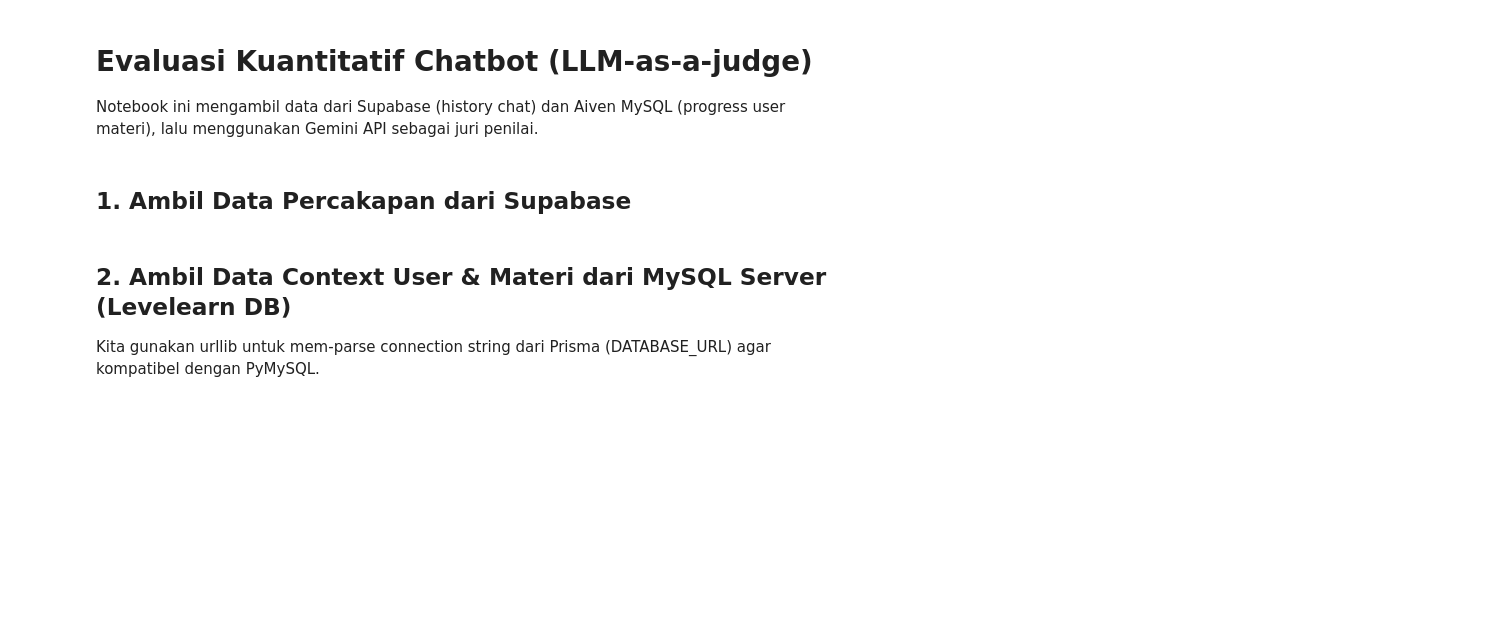
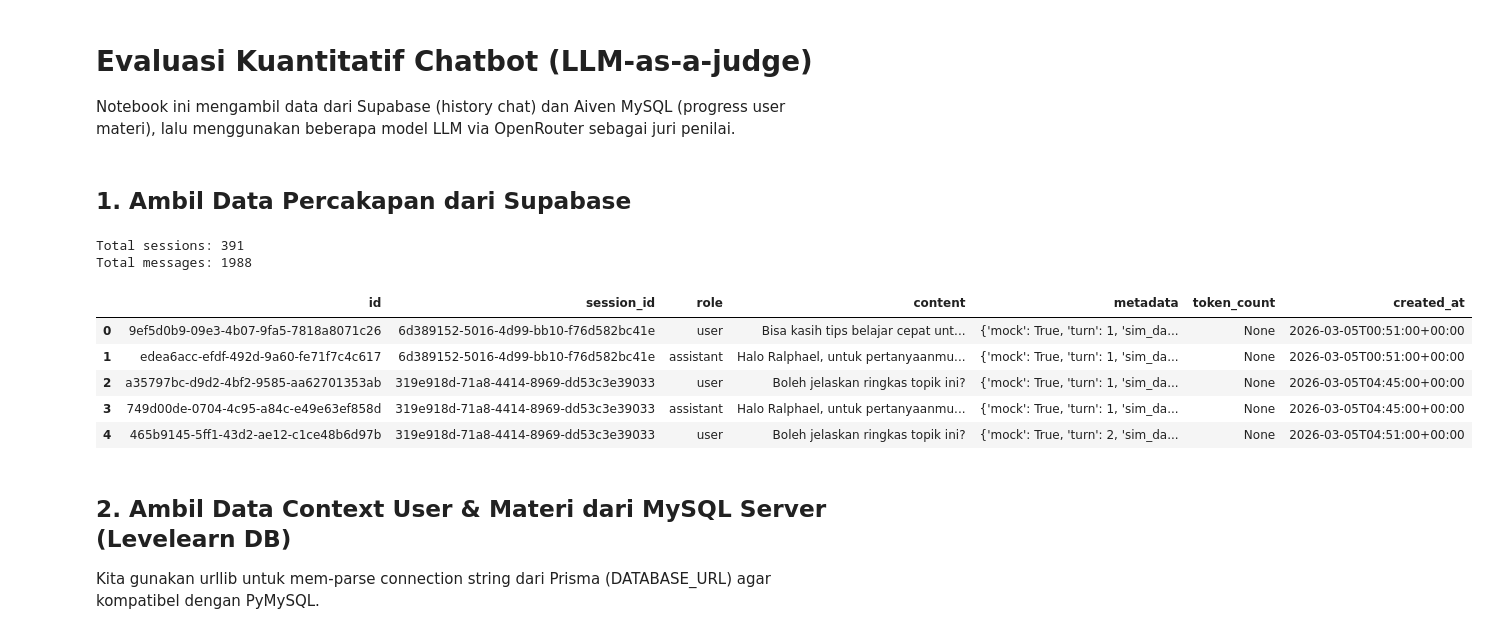
Before and after one commit to TRZs69/machine-learning-evaluation, a Jupyter notebook: chatbot_ml_evaluation.ipynb, the cells around one changed output. Cells and saved outputs as stored; diff of their text form; code cells hidden in the pictures; blank space fills up the shorter version.

```diff
--- a/chatbot_ml_evaluation.ipynb
+++ b/chatbot_ml_evaluation.ipynb
@@ -1,5 +1,5 @@
 # %% [markdown]
 # Evaluasi Kuantitatif Chatbot (LLM-as-a-judge)
-Notebook ini mengambil data dari Supabase (history chat) dan Aiven MySQL (progress user materi), lalu menggunakan Gemini API sebagai juri penilai.
+Notebook ini mengambil data dari Supabase (history chat) dan Aiven MySQL (progress user materi), lalu menggunakan beberapa model LLM via OpenRouter sebagai juri penilai.
 # %%
 import os
@@ -35,24 +51,46 @@ except Exception as e:
 # %% [markdown]
 ## 1. Ambil Data Percakapan dari Supabase
 # %%
+def fetch_all_rows(client: Client, table_name: str, page_size: int = 1000):
+    rows = []
+    start = 0
+    while True:
+        end = start + page_size - 1
+        resp = client.table(table_name).select('*').range(start, end).execute()
+        batch = resp.data or []
+        rows.extend(batch)
+        if len(batch) < page_size:
+            break
+        start += page_size
+    return rows
+
 try:
-    # Ambil semua sesi
-    response = supabase.table('chat_sessions').select('*').execute()
-    sessions = response.data
+    if supabase is None:
+        raise RuntimeError('Supabase client is not initialized. Check SUPABASE_URL and SUPABASE_SERVICE_ROLE_KEY.')
+
+    sessions = fetch_all_rows(supabase, 'chat_sessions')
+    messages = fetch_all_rows(supabase, 'chat_messages')
+
     df_sessions = pd.DataFrame(sessions)
-
-    # Ambil semua pesan
-    msg_response = supabase.table('chat_messages').select('*').execute()
-    messages = msg_response.data
     df_messages = pd.DataFrame(messages)
 
-    print(f"Total sessions: {len(df_sessions)}")
-    print(f"Total messages: {len(df_messages)}")
-    display(df_messages.head())
+    print(f'Total sessions: {len(df_sessions)}')
+    print(f'Total messages: {len(df_messages)}')
+    if not df_messages.empty:
+        display(df_messages.head())
 except Exception as e:
     print('Supabase fetch error:', e)
     df_messages = pd.DataFrame()
     df_sessions = pd.DataFrame()
+# %% [output]
+Total sessions: 391
+Total messages: 1988
+|  | id | session_id | role | content | metadata | token_count | created_at |
+| 0 | 9ef5d0b9-09e3-4b07-9fa5-7818a8071c26 | 6d389152-5016-4d99-bb10-f76d582bc41e | user | Bisa kasih tips belajar cepat unt... | {'mock': True, 'turn': 1, 'sim_da... | None | 2026-03-05T00:51:00+00:00 |
+| 1 | edea6acc-efdf-492d-9a60-fe71f7c4c617 | 6d389152-5016-4d99-bb10-f76d582bc41e | assistant | Halo Ralphael, untuk pertanyaanmu... | {'mock': True, 'turn': 1, 'sim_da... | None | 2026-03-05T00:51:00+00:00 |
+| 2 | a35797bc-d9d2-4bf2-9585-aa62701353ab | 319e918d-71a8-4414-8969-dd53c3e39033 | user | Boleh jelaskan ringkas topik ini? | {'mock': True, 'turn': 1, 'sim_da... | None | 2026-03-05T04:45:00+00:00 |
+| 3 | 749d00de-0704-4c95-a84c-e49e63ef858d | 319e918d-71a8-4414-8969-dd53c3e39033 | assistant | Halo Ralphael, untuk pertanyaanmu... | {'mock': True, 'turn': 1, 'sim_da... | None | 2026-03-05T04:45:00+00:00 |
+| 4 | 465b9145-5ff1-43d2-ae12-c1ce48b6d97b | 319e918d-71a8-4414-8969-dd53c3e39033 | user | Boleh jelaskan ringkas topik ini? | {'mock': True, 'turn': 2, 'sim_da... | None | 2026-03-05T04:51:00+00:00 |
 # %% [markdown]
 ## 2. Ambil Data Context User & Materi dari MySQL Server (Levelearn DB)
 Kita gunakan urllib untuk mem-parse connection string dari Prisma (DATABASE_URL) agar kompatibel dengan PyMySQL.
```
Also changed, not shown: parts of 18 cells of this notebook, 2 other files.
